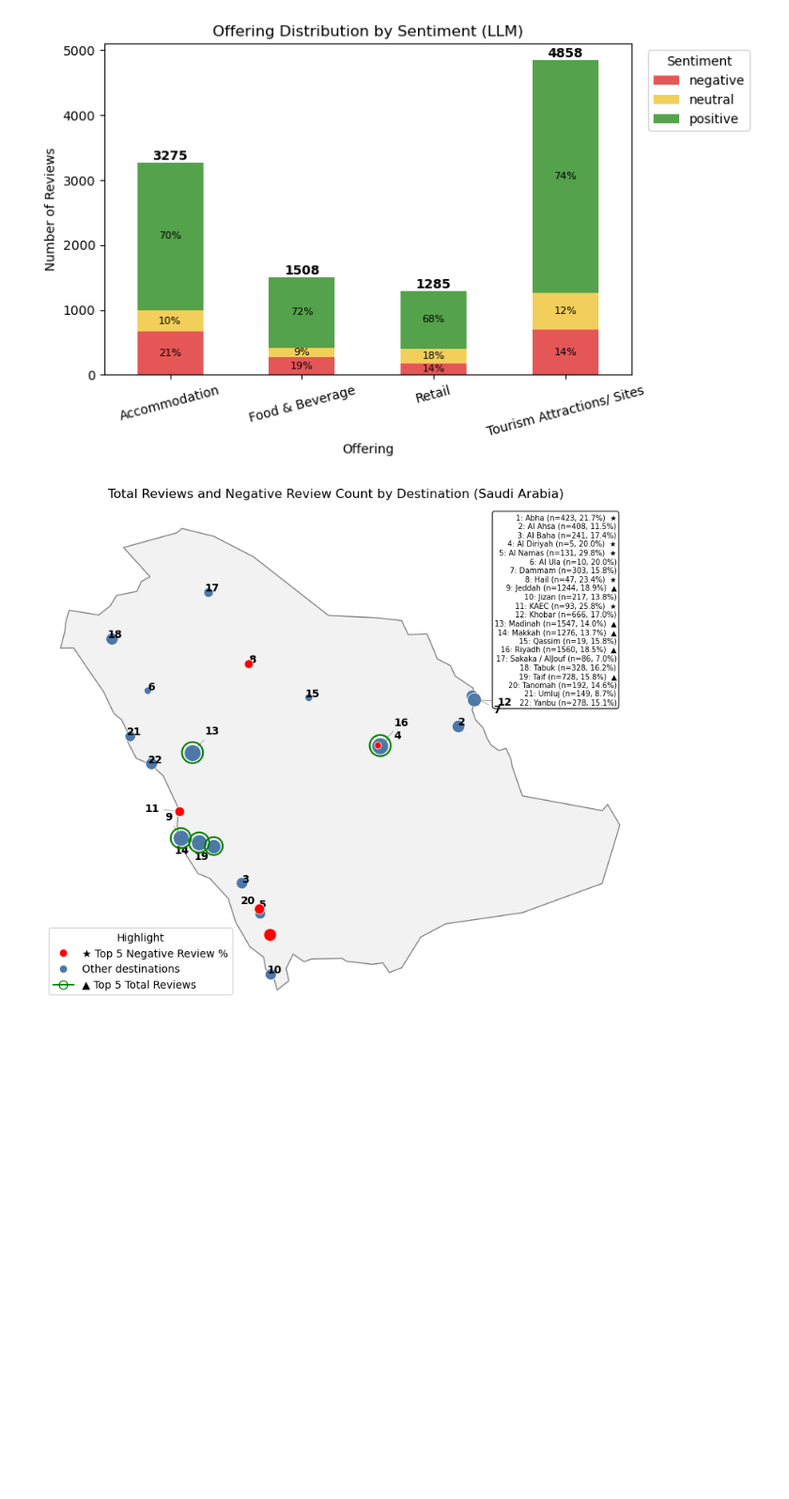
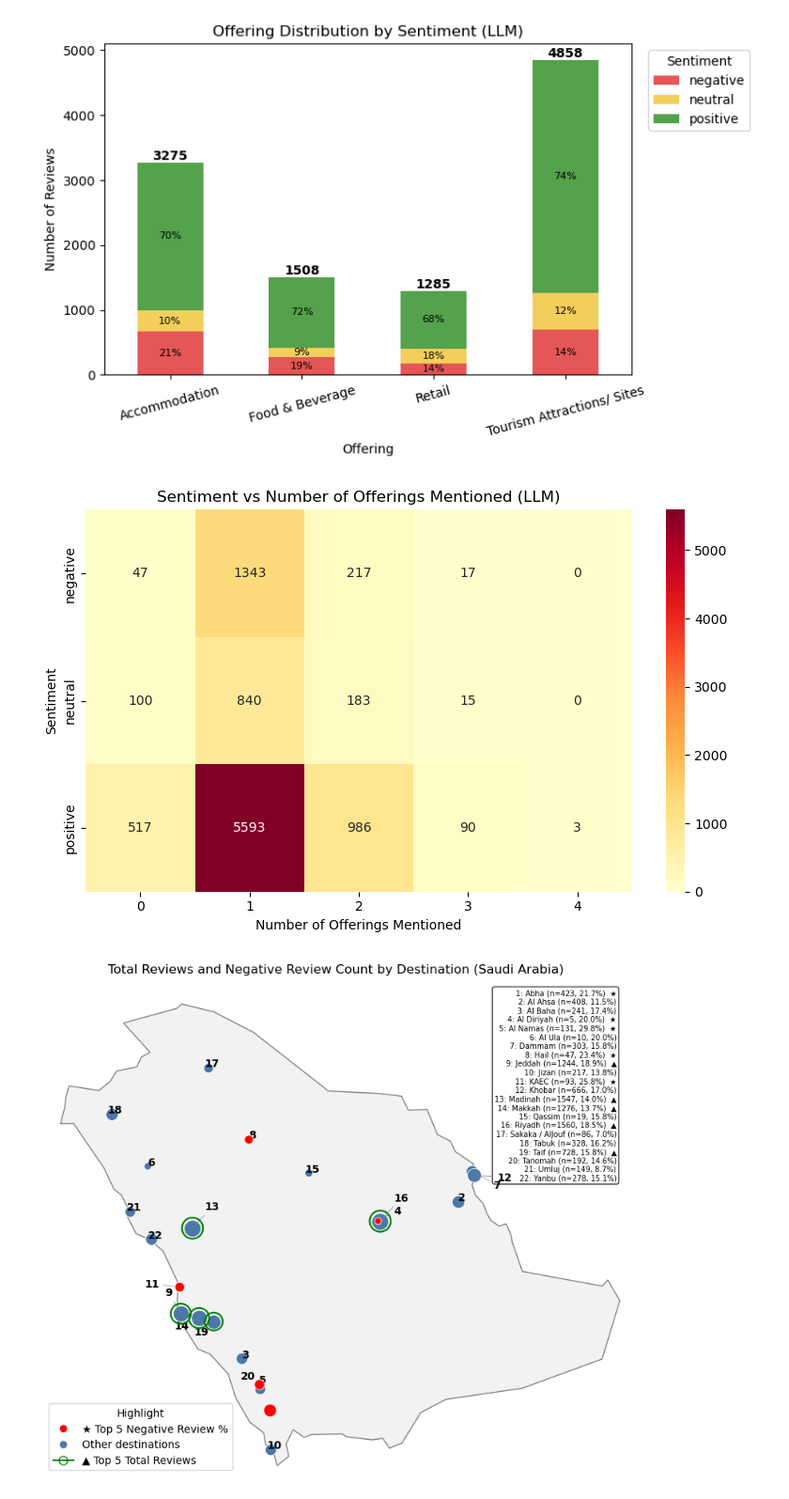
Before and after one commit to jadkrisht98/NLP_Project, a Jupyter notebook: Final_Notebook.ipynb, the cells around one changed output. Shown at 94% size. Drawn from its saved outputs; the diff is of its cells as text; code cells hidden in the pictures; blank space fills up the shorter version.

```diff
--- a/Final_Notebook.ipynb
+++ b/Final_Notebook.ipynb
@@ -1005,3 +1006,18 @@ plt.tight_layout()
 plt.show()
 # %% [output]
 [figure]
+# %%
+#total number of offering per review vs sentiment distribution
+final_df['num_offerings'] = final_df[offering_cols].sum(axis=1)
+sentiment_order = ['negative', 'neutral', 'positive']
+sent_rating = pd.crosstab(final_df['sentiment_LLM'], final_df['num_offerings'])
+sent_rating = sent_rating.reindex(sentiment_order)
+plt.figure(figsize=(8, 5))
+sns.heatmap(sent_rating, annot=True, fmt='d', cmap='YlOrRd')
+plt.title('Sentiment vs Number of Offerings Mentioned (LLM)')
+plt.xlabel('Number of Offerings Mentioned')
+plt.ylabel('Sentiment')
+plt.tight_layout()
+plt.show()
+# %% [output]
+[figure, added]
```
Also changed, not shown: parts of 11 cells of this notebook, 1 other file.
